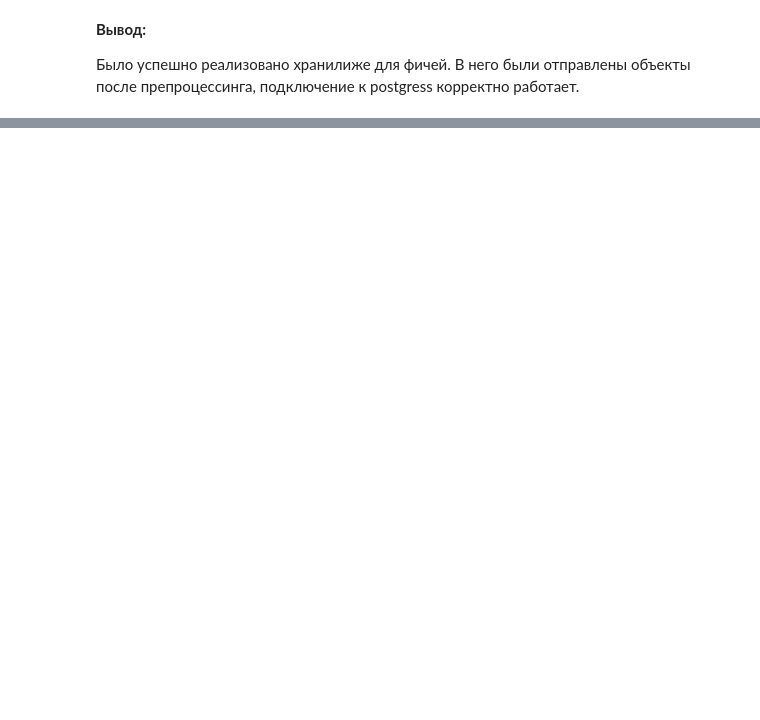
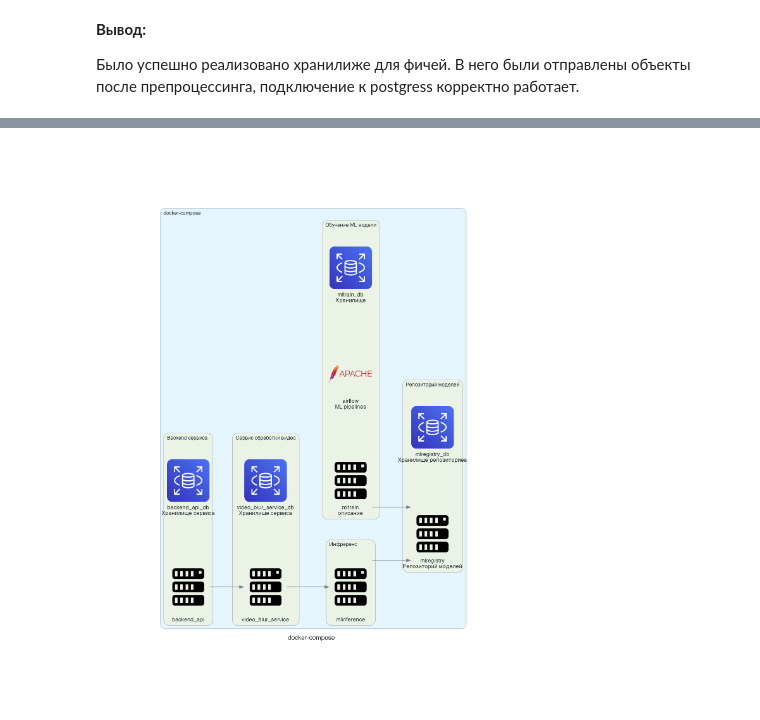
Before and after one commit to mishasdk/mipt-mlops, a Jupyter notebook: notebook/notebook.ipynb, the cells around one changed output, grey strips where cells are left out. Drawn from its saved outputs; the diff is of its cells as text; code cells hidden in the pictures; blank space fills up the shorter version.

```diff
--- a/notebook/notebook.ipynb
+++ b/notebook/notebook.ipynb
@@ -176,0 +221,6 @@ features
+# %%
+from IPython.display import Image, display
+image_path = 'docker-compose.png'
+display(Image(filename=image_path))
+# %% [output]
+[figure, added]
```
Also changed, not shown: parts of 11 cells of this notebook, 10 other files.
